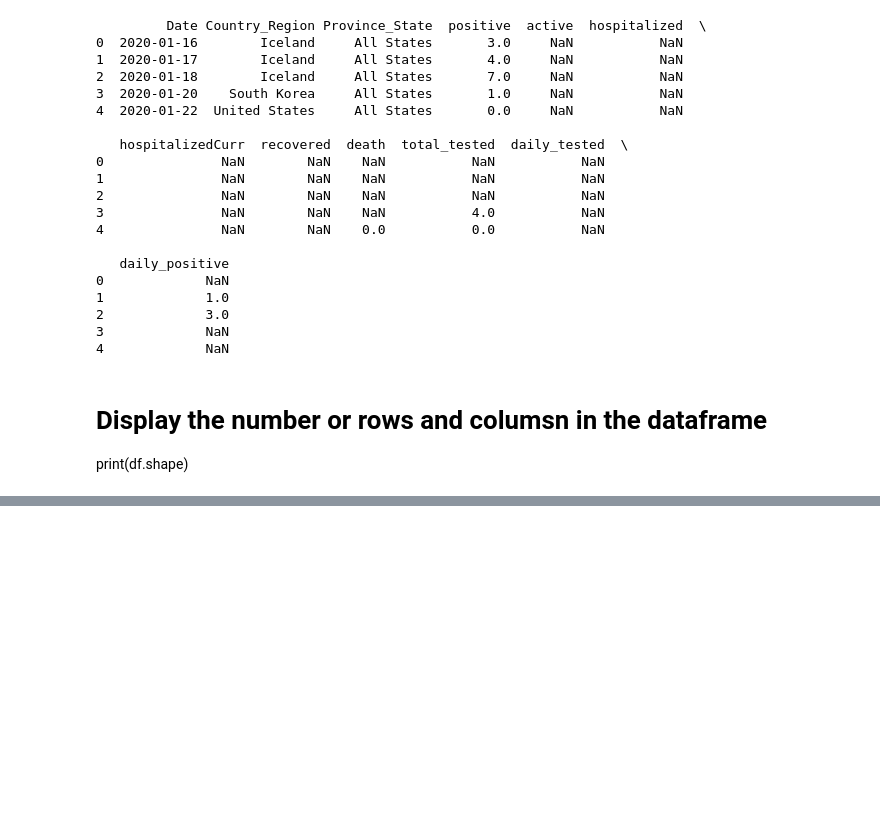
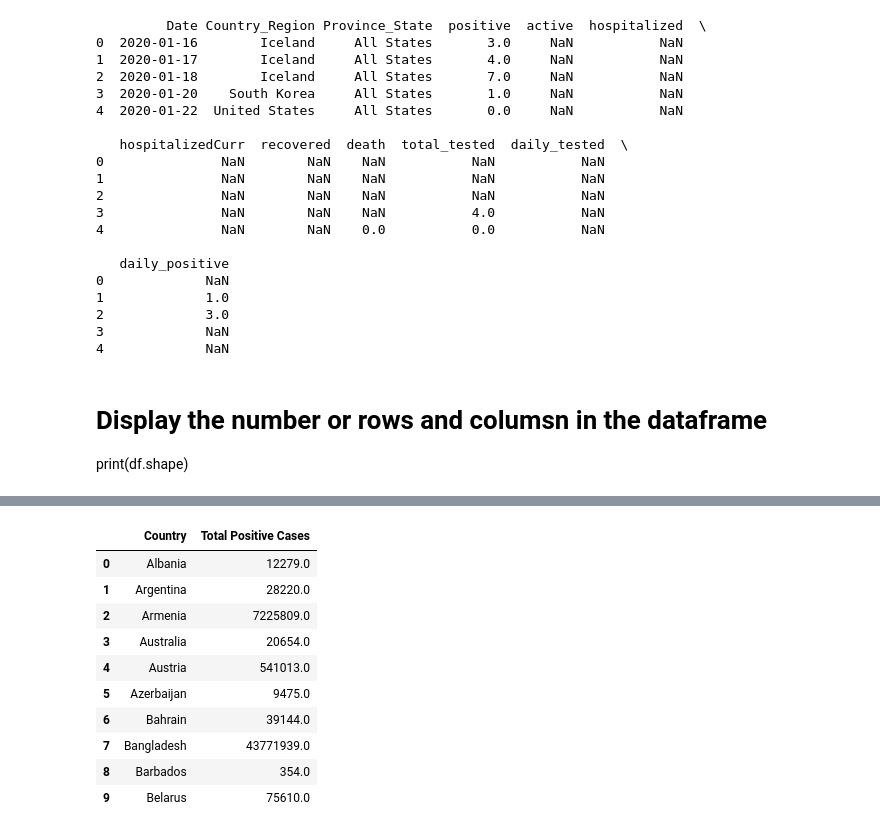
Before and after one commit to rtandle04/CopilotHackathon, a Jupyter notebook: COVID19WorldwideTesting Data.ipynb, the cells around one changed output, grey strips where cells are left out. Cells and saved outputs as stored; diff of their text form; code cells hidden in the pictures; blank space fills up the shorter version.

```diff
--- a/COVID19WorldwideTesting Data.ipynb
+++ b/COVID19WorldwideTesting Data.ipynb
@@ -30,0 +156,24 @@ print(df.shape)
+# %%
+# Group the data by 'Country' and calculate the sum of 'Positive Cases'
+
+total_positive_cases = data.groupby('Country')['Positive Cases'].sum()
+
+# Create a new dataframe with the total positive cases for each country
+
+df_total_positive_cases = pd.DataFrame({'Country': total_positive_cases.index, 'Total Positive Cases': total_positive_cases.values})
+
+# Display the new dataframe
+
+df_total_positive_cases.head(10)
+# %% [output]
+|  | Country | Total Positive Cases |
+| 0 | Albania | 12279.0 |
+| 1 | Argentina | 28220.0 |
+| 2 | Armenia | 7225809.0 |
+| 3 | Australia | 20654.0 |
+| 4 | Austria | 541013.0 |
+| 5 | Azerbaijan | 9475.0 |
+| 6 | Bahrain | 39144.0 |
+| 7 | Bangladesh | 43771939.0 |
+| 8 | Barbados | 354.0 |
+| 9 | Belarus | 75610.0 |
```
Also changed, not shown: parts of 20 cells of this notebook.
